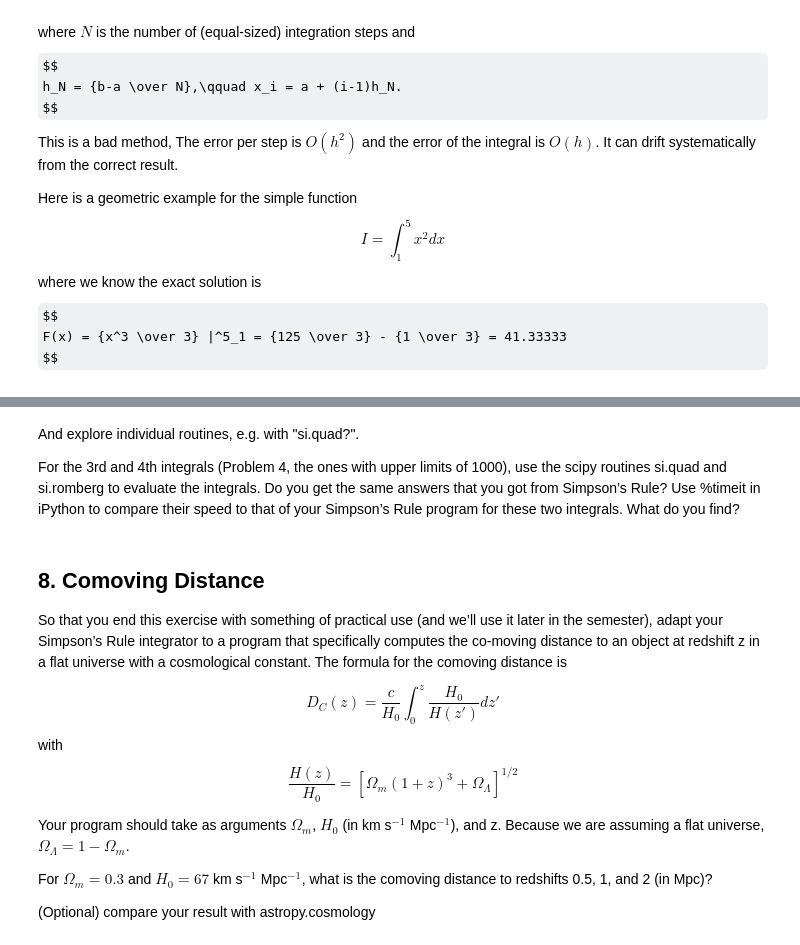
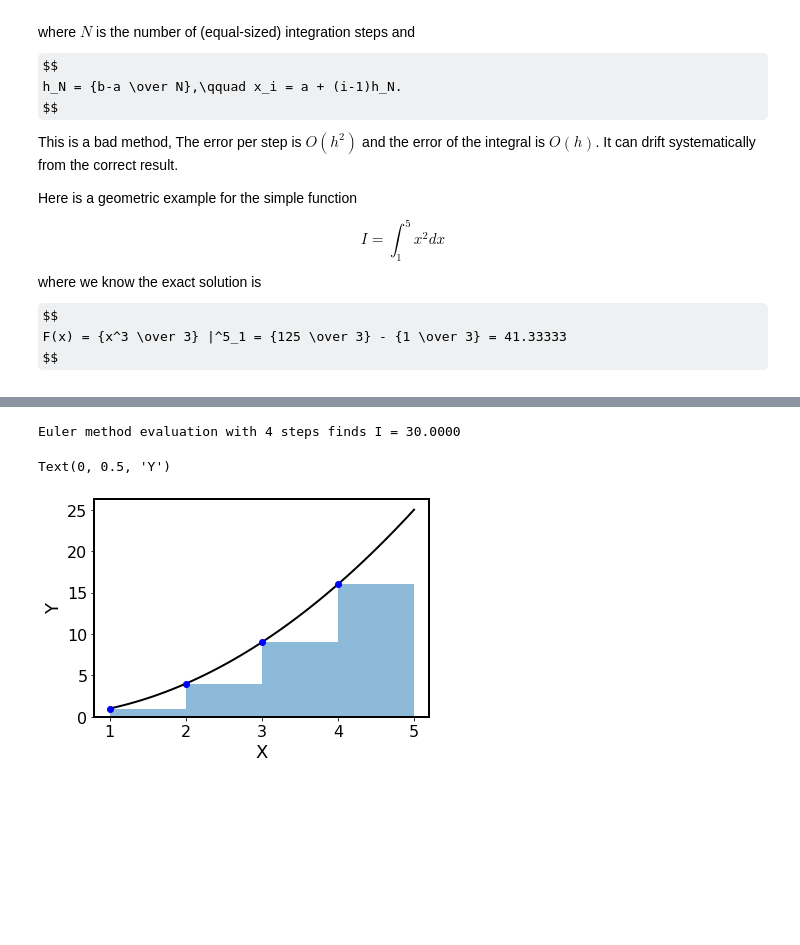
Before and after one commit to paulmartini/NSMA, a Jupyter notebook: Lectures/NumIntegration.ipynb, the cells around one changed output, grey strips where cells are left out. Saved outputs shown, nothing was run; the diff lists cells and outputs as text; code cells hidden in the pictures; some formulas as TeX source; blank space fills up the shorter version.

Commit message:
Updated for class, added plots and cleaned up text

```diff
--- a/Lectures/NumIntegration.ipynb
+++ b/Lectures/NumIntegration.ipynb
@@ -619,5 +97,0 @@ Integrating functions, given function object
-# %% [markdown]
-And explore individual routines, e.g. with "si.quad?".
-
-For the 3rd and 4th integrals (Problem 4, the ones with upper limits of 1000), use the scipy routines
-si.quad and si.romberg to evaluate the integrals. Do you get the same answers that you got from Simpson’s Rule? Use %timeit in iPython to compare their speed to that of your Simpson’s Rule program for these two integrals. What do you find?
@@ -626,21 +97,0 @@ si.quad and si.romberg to evaluate the integrals. Do you get the same answers th
-# %% [markdown]
-## 8. Comoving Distance
-
-So that you end this exercise with something of practical use (and we’ll use it later in the
-semester), adapt your Simpson’s Rule integrator to a program that specifically computes the
-co-moving distance to an object at redshift z in a flat universe with a cosmological constant.
-The formula for the comoving distance is
-
-$$
-D_C(z) = \frac{c}{H_0} \int^{z}_{0} \frac{H_0}{H(z')} dz'
-$$
-with
-$$
-\frac{H(z)}{H_0} = \left[ \Omega_m (1 + z)^3 + \Omega_\Lambda \right]^{1/2}
-$$
-
-Your program should take as arguments $\Omega_m$, $H_0$ (in km s$^{−1}$ Mpc$^{−1}$), and z. Because we are assuming a flat universe, $\Omega_\Lambda = 1 - \Omega_m$.
-
-For $\Omega_m = 0.3$ and $H_0 = 67$ km s$^{−1}$ Mpc$^{−1}$, what is the comoving distance to redshifts 0.5, 1, and 2 (in Mpc)?
-
-(Optional) compare your result with astropy.cosmology
@@ -648,0 +98,28 @@ For $\Omega_m = 0.3$ and $H_0 = 67$ km s$^{−1}$ Mpc$^{−1}$, what is the como
+# %%
+def func(x):
+    return x*x
+
+a = 1
+b = 5
+
+# Smooth plot
+xs = np.linspace(a, b, 50)
+ys = func(xs)
+
+# Euler with 4 steps
+nstep = 4
+hstep = (b-a)/nstep
+x = np.linspace(a, b-hstep, nstep)
+y = func(x)
+print("Euler method evaluation with {} steps finds I = {:.4f}".format(nstep, np.sum(y)*hstep))
+
+# Plot
+plt.plot(xs, ys, 'k')
+plt.plot(x, y, 'bo')
+plt.bar(x, y, width=hstep, align='edge', ecolor='blue', alpha=.5)
+plt.xlabel("X")
+plt.ylabel("Y")
+# %% [output]
+Euler method evaluation with 4 steps finds I = 30.0000
+Text(0, 0.5, 'Y')
+[figure, added]
```
Also changed, not shown: parts of 53 cells of this notebook.
